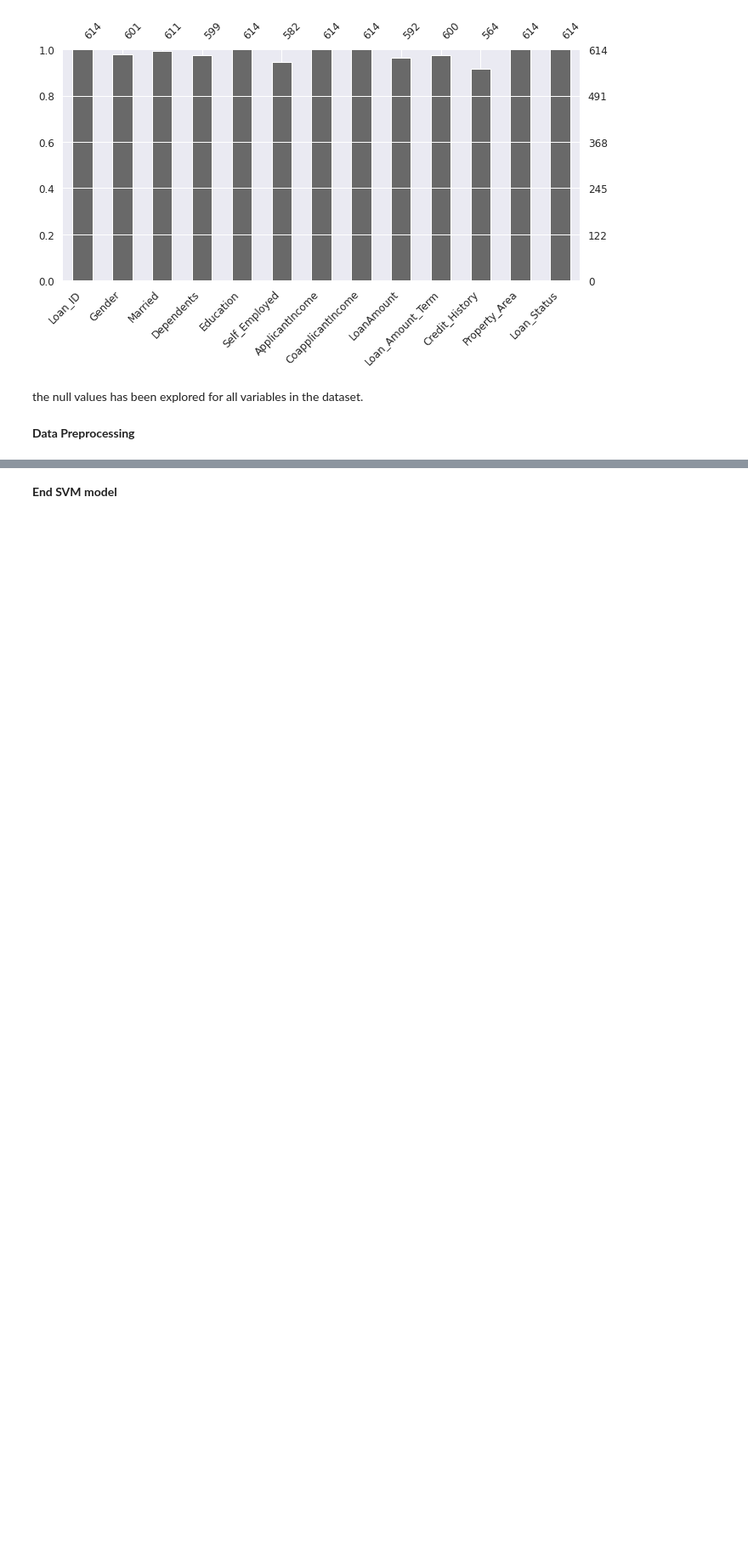
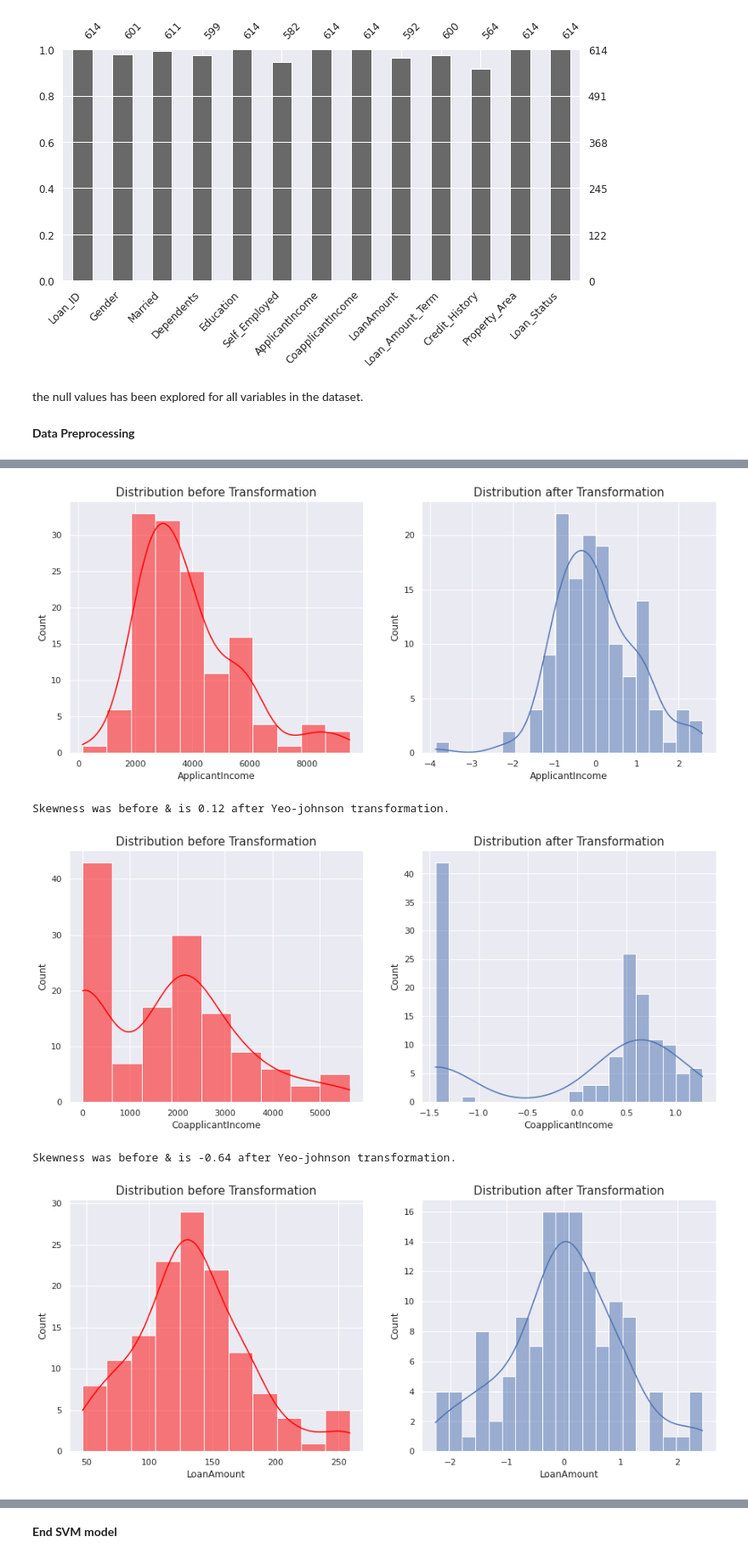
Before and after one commit to dyounes/Loan_Status_Prediction_ML_V1, a Jupyter notebook: Loan_Status_Prediction.ipynb, the cells around one changed output, grey strips where cells are left out. Shown at 85% size. Cells and saved outputs as stored; diff of their text form; code cells hidden in the pictures; blank space fills up the shorter version.

```diff
--- a/Loan_Status_Prediction.ipynb
+++ b/Loan_Status_Prediction.ipynb
@@ -776,0 +568,12 @@ Loan is approved
+# %%
+# imputation of categorical variables
+# we will be performed using the mode
+loan_dataset['Gender'].fillna(loan_dataset['Gender'].mode()[0], inplace= True)
+loan_dataset['Married'].fillna(loan_dataset['Married'].mode()[0], inplace= True)
+loan_dataset['Dependents'].fillna(loan_dataset['Dependents'].mode()[0], inplace= True)
+loan_dataset['Self_Employed'].fillna(loan_dataset['Self_Employed'].mode()[0], inplace= True)
+loan_dataset['Credit_History'].fillna(loan_dataset['Credit_History'].mode()[0], inplace= True)
+loan_dataset['Loan_Amount_Term'].fillna(loan_dataset['Loan_Amount_Term'].mode()[0], inplace= True)
+# %%
+#  imputation for numerical variables using mean.
+loan_dataset['LoanAmount'].fillna(loan_dataset['LoanAmount'].mean(),inplace=True)
@@ -776,0 +598,8 @@ Loan is approved
+# %%
+Q1 = loan_dataset.quantile(0.25)
+Q3 = loan_dataset.quantile(0.75)
+IQR = Q3 - Q1
+
+loan_dataset = loan_dataset[~((loan_dataset <(Q1 - 1.5*IQR)) |
+               (loan_dataset>(Q3 + 1.5 * IQR))).any(axis =1)]
+# ~ (tilde) used for (Not ! in data series)
@@ -776,0 +612,34 @@ Loan is approved
+# %%
+# Yeo -John Transformation
+from sklearn.preprocessing import PowerTransformer
+loan_copy = loan_dataset.copy()
+def yeojohntrans(feature):   # function to apply transformer and check the distribution with histogram and kdeplot
+
+    yeojohnTr = PowerTransformer(standardize=True)   # not using method attribute as yeo-johnson is the default
+
+    plt.figure(figsize=(15,6))
+    plt.subplot(1,2,1)
+    plt.title("Distribution before Transformation", fontsize=15)
+    sns.histplot(loan_copy[feature], kde=True, color="red")
+    plt.subplot(1,2,2)
+
+    df_yeojohn = pd.DataFrame(yeojohnTr.fit_transform(loan_copy[feature].values.reshape(-1,1)))
+    plt.title("Distribution after Transformation", fontsize=15)
+    sns.histplot(df_yeojohn,bins=20, kde=True , legend=False)
+    plt.xlabel(feature)
+    plt.show()
+
+    print(f"Skewness was before & is {round(df_yeojohn.skew()[0],2)} after Yeo-johnson transformation.")
+
+
+yeojohntrans(feature="ApplicantIncome")
+yeojohntrans(feature="CoapplicantIncome")
+yeojohntrans(feature="LoanAmount")
+# loan_dataset.ApplicantIncome = np.sqrt(loan_dataset.ApplicantIncome)
+# loan_dataset.CoapplicantIncome = np.sqrt(loan_dataset.CoapplicantIncome)
+# %% [output]
+[figure, added]
+Skewness was before & is 0.12 after Yeo-johnson transformation.
+[figure, added]
+Skewness was before & is -0.64 after Yeo-johnson transformation.
+[figure, added]
```
Also changed, not shown: parts of 76 cells of this notebook.
